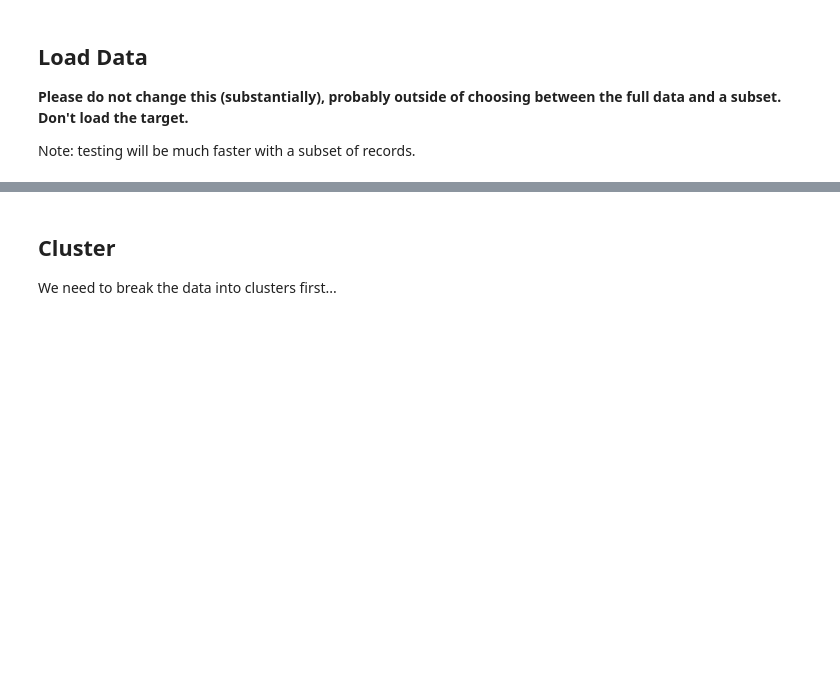
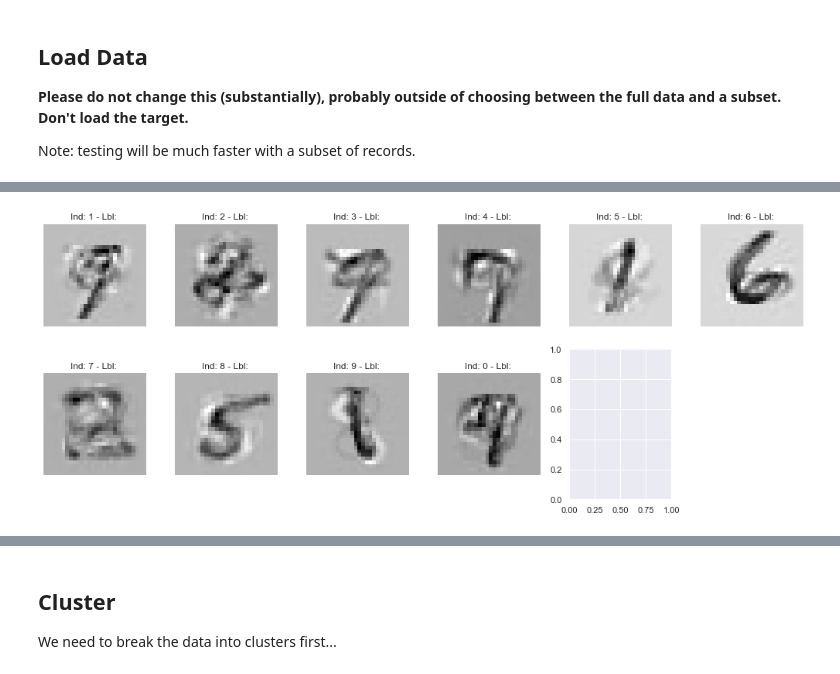
Before and after one commit to zareeiant/ItML_Asn_3_Students, a Jupyter notebook: cluster_asn.ipynb, the cells around one changed output, grey strips where cells are left out. Cells and saved outputs as stored; diff of their text form; code cells hidden in the pictures; blank space fills up the shorter version.

```diff
--- a/cluster_asn.ipynb
+++ b/cluster_asn.ipynb
@@ -128,0 +179,8 @@ tmp2["label"].value_counts().sort_index()
+# %%
+data_new = gmm.sample(10)
+data_new = data_new[0]
+data_new[0].shape
+digits_new = pca.inverse_transform(data_new)
+showDigits(digits=digits_new, labels=["","","","","","","","","",""], indexes=[1,2,3,4,5,6,7,8,9,0], size=28)
+# %% [output]
+[figure, added]
```
Also changed, not shown: parts of 17 cells of this notebook, 1 other file.
